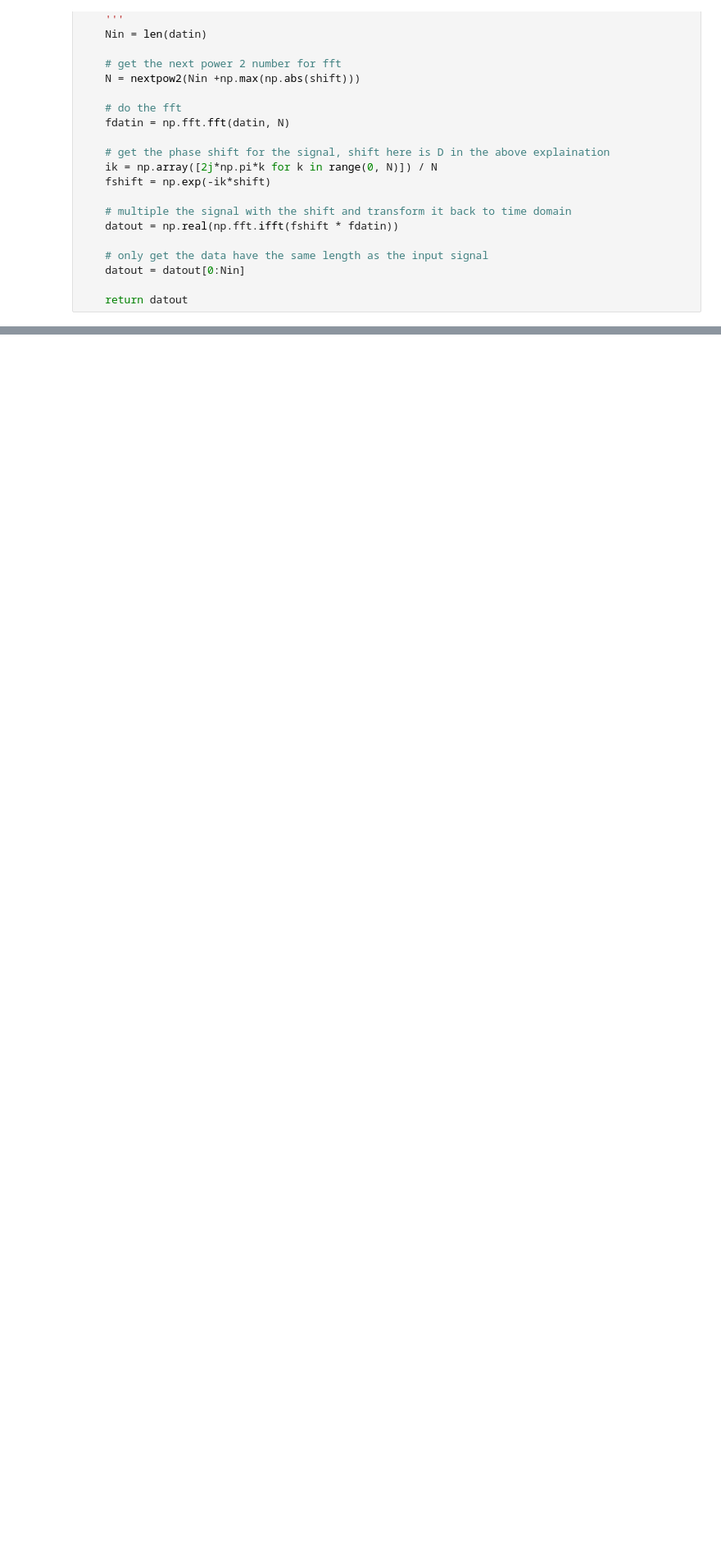
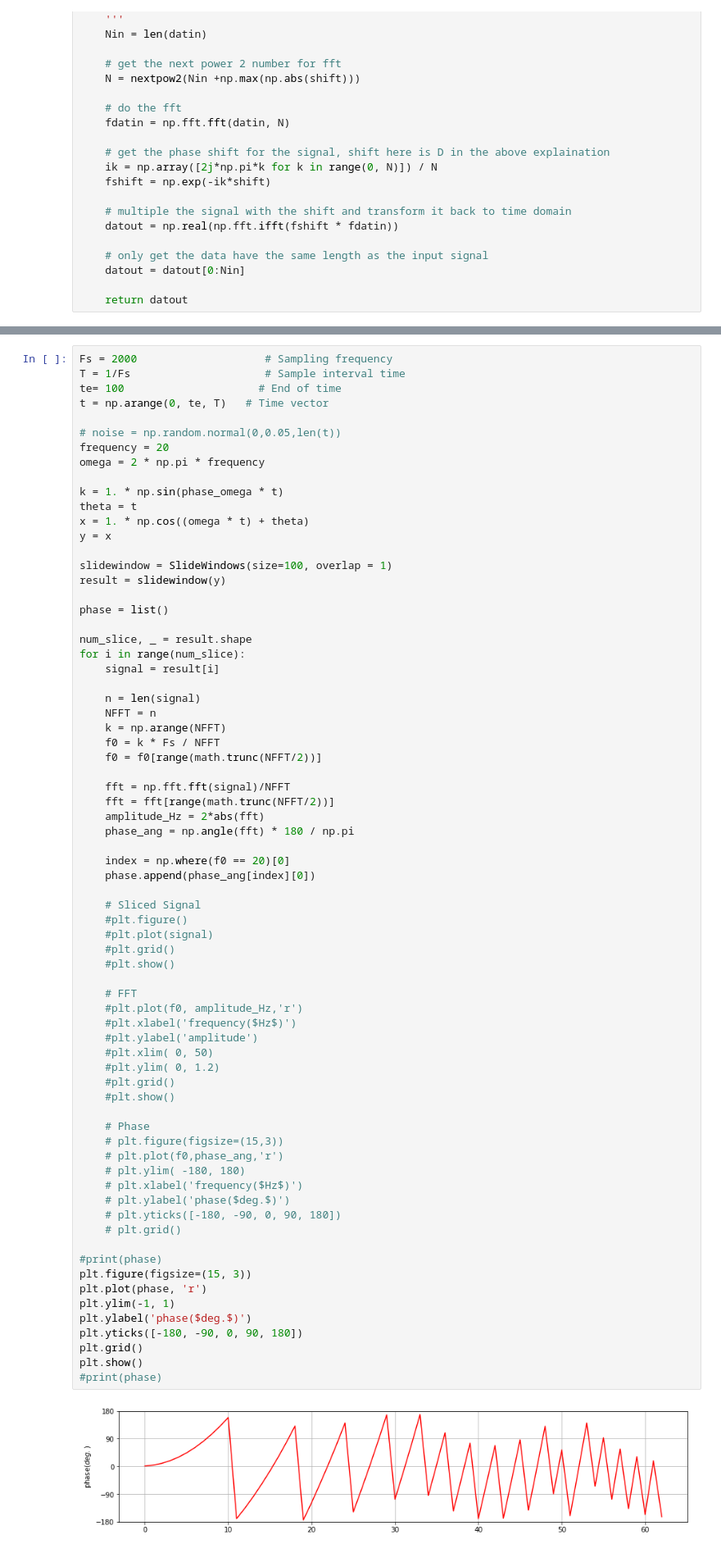
Before and after one commit to ssaru/TIL, a Jupyter notebook: Artificial_Intelligence/Signal_processing/phase_unwrapped_algorithms.ipynb, the cells around one changed output, grey strips where cells are left out. Shown: that part at 82% size. Drawn from its saved outputs; the diff is of its cells as text; blank space fills up the shorter version.

```diff
--- a/Artificial_Intelligence/Signal_processing/phase_unwrapped_algorithms.ipynb
+++ b/Artificial_Intelligence/Signal_processing/phase_unwrapped_algorithms.ipynb
@@ -302,0 +318,73 @@ Hello
+# %%
+Fs = 2000                    # Sampling frequency
+T = 1/Fs                     # Sample interval time
+te= 100                     # End of time
+t = np.arange(0, te, T)   # Time vector
+
+# noise = np.random.normal(0,0.05,len(t))
+frequency = 20
+omega = 2 * np.pi * frequency
+
+k = 1. * np.sin(phase_omega * t)
+theta = t
+x = 1. * np.cos((omega * t) + theta)
+y = x
+
+slidewindow = SlideWindows(size=100, overlap = 1)
+result = slidewindow(y)
+
+phase = list()
+
+num_slice, _ = result.shape
+for i in range(num_slice):
+    signal = result[i]
+
+    n = len(signal)
+    NFFT = n
+    k = np.arange(NFFT)
+    f0 = k * Fs / NFFT
+    f0 = f0[range(math.trunc(NFFT/2))]
+
+    fft = np.fft.fft(signal)/NFFT
+    fft = fft[range(math.trunc(NFFT/2))]
+    amplitude_Hz = 2*abs(fft)
+    phase_ang = np.angle(fft) * 180 / np.pi
+
+    index = np.where(f0 == 20)[0]
+    phase.append(phase_ang[index][0])
+
+    # Sliced Signal
+    #plt.figure()
+    #plt.plot(signal)
+    #plt.grid()
+    #plt.show()
+
+    # FFT
+    #plt.plot(f0, amplitude_Hz,'r')
+    #plt.xlabel('frequency($Hz$)')
+    #plt.ylabel('amplitude')
+    #plt.xlim( 0, 50)
+    #plt.ylim( 0, 1.2)
+    #plt.grid()
+    #plt.show()
+
+    # Phase
+    # plt.figure(figsize=(15,3))
+    # plt.plot(f0,phase_ang,'r')
+    # plt.ylim( -180, 180)
+    # plt.xlabel('frequency($Hz$)')
+    # plt.ylabel('phase($deg.$)')
+    # plt.yticks([-180, -90, 0, 90, 180])
+    # plt.grid()
+
+#print(phase)
+plt.figure(figsize=(15, 3))
+plt.plot(phase, 'r')
+plt.ylim(-1, 1)
+plt.ylabel('phase($deg.$)')
+plt.yticks([-180, -90, 0, 90, 180])
+plt.grid()
+plt.show()
+#print(phase)
+# %% [output]
+[figure, added]
```
Also changed, not shown: parts of 10 cells of this notebook.
